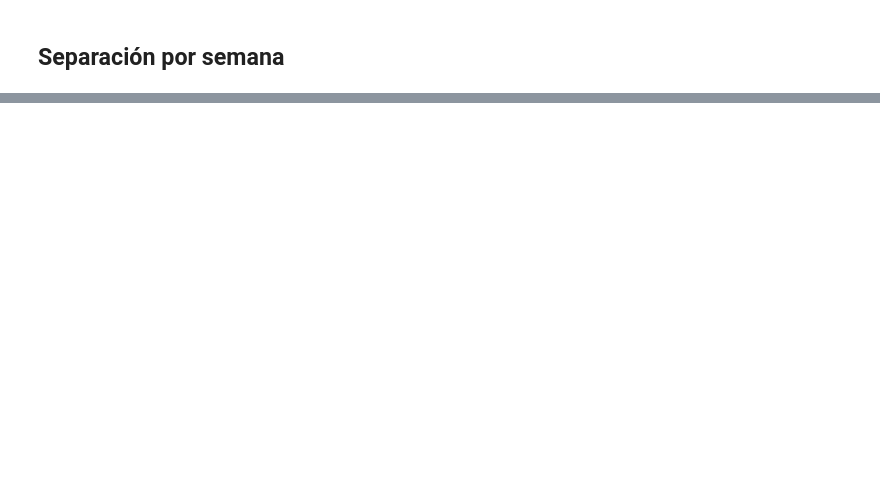
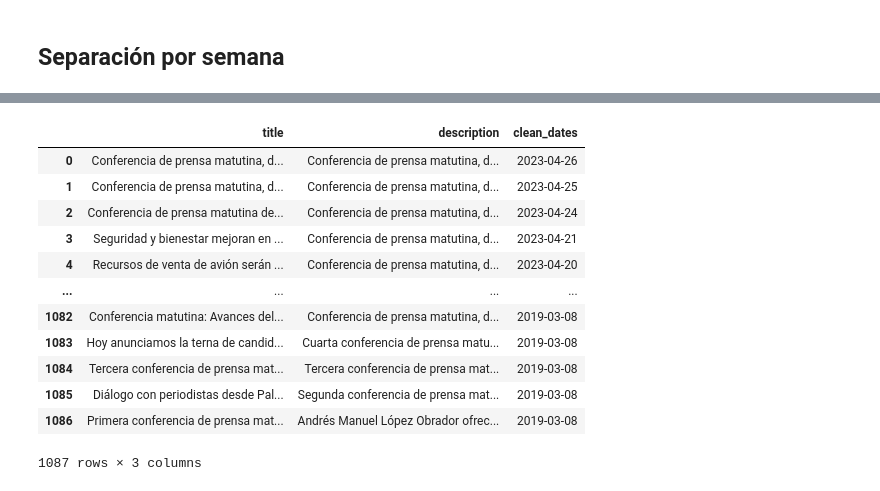
Before and after one commit to HectorAgValenzuela/TopicPrediction, a Jupyter notebook: YTApi.ipynb, the cells around one changed output, grey strips where cells are left out. Drawn from its saved outputs; the diff is of its cells as text; code cells hidden in the pictures; blank space fills up the shorter version.

```diff
--- a/YTApi.ipynb
+++ b/YTApi.ipynb
@@ -229,0 +295,24 @@ df
+# %%
+clean_dates = []
+
+for dates in df['published_at']:
+    clean_dates.append( datetime.strptime(dates[:10], '%Y-%m-%d') )
+df['clean_dates'] = clean_dates
+# %%
+df = df.drop('published_at', axis=1) # Ahorra borramos las fechas que no nos sirven
+# %%
+df
+# %% [output]
+|  | title | description | clean_dates |
+| 0 | Conferencia de prensa matutina, d... | Conferencia de prensa matutina, d... | 2023-04-26 |
+| 1 | Conferencia de prensa matutina, d... | Conferencia de prensa matutina, d... | 2023-04-25 |
+| 2 | Conferencia de prensa matutina de... | Conferencia de prensa matutina, d... | 2023-04-24 |
+| 3 | Seguridad y bienestar mejoran en ... | Conferencia de prensa matutina, d... | 2023-04-21 |
+| 4 | Recursos de venta de avión serán ... | Conferencia de prensa matutina, d... | 2023-04-20 |
+| ... | ... | ... | ... |
+| 1082 | Conferencia matutina: Avances del... | Conferencia de prensa matutina, d... | 2019-03-08 |
+| 1083 | Hoy anunciamos la terna de candid... | Cuarta conferencia de prensa matu... | 2019-03-08 |
+| 1084 | Tercera conferencia de prensa mat... | Tercera conferencia de prensa mat... | 2019-03-08 |
+| 1085 | Diálogo con periodistas desde Pal... | Segunda conferencia de prensa mat... | 2019-03-08 |
+| 1086 | Primera conferencia de prensa mat... | Andrés Manuel López Obrador ofrec... | 2019-03-08 |
+1087 rows × 3 columns
```
Also changed, not shown: parts of 10 cells of this notebook.
